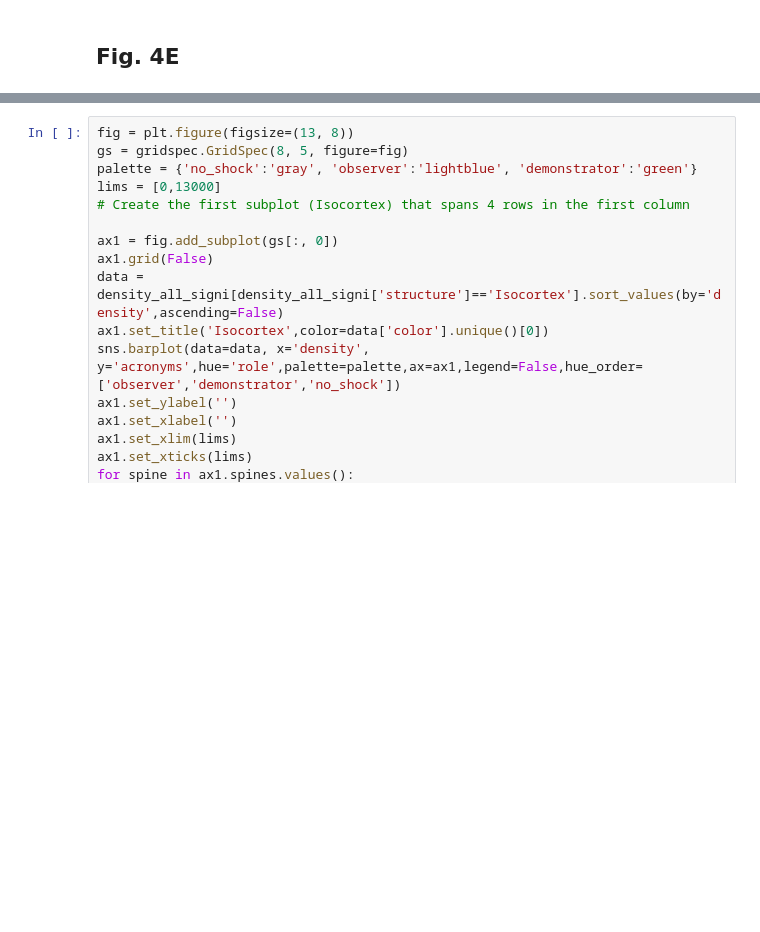
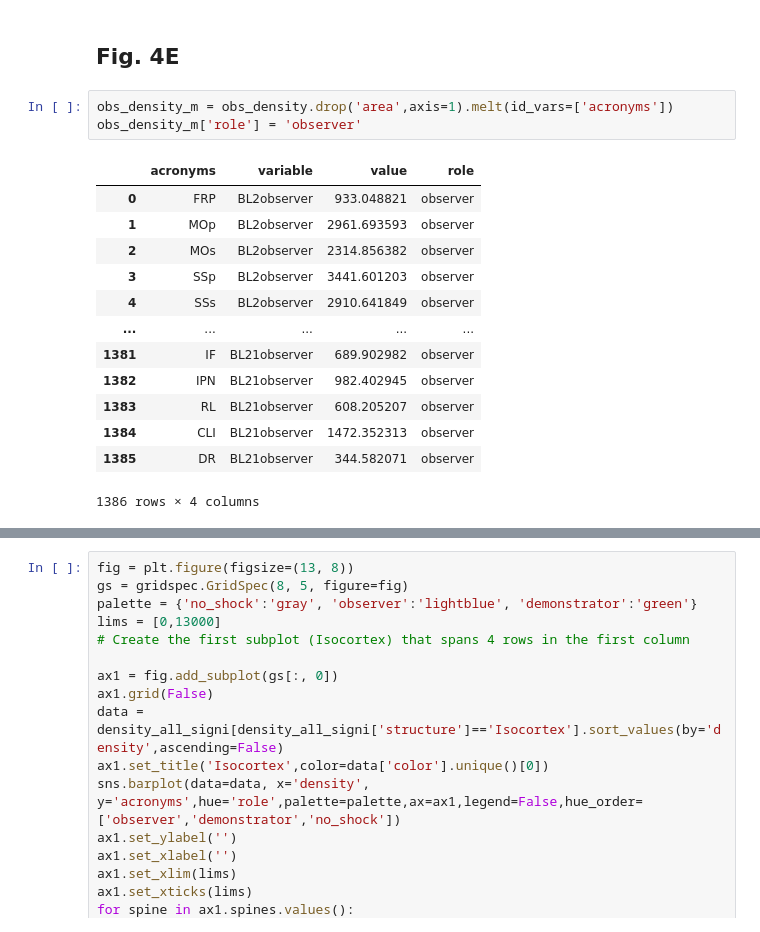
Before and after one commit to raffaelemazziotti/ECo_code, a Jupyter notebook: Fig_4_code_stats.ipynb, the cells around one changed output, grey strips where cells are left out. Cells and saved outputs as stored; diff of their text form; blank space fills up the shorter version.

```diff
--- a/Fig_4_code_stats.ipynb
+++ b/Fig_4_code_stats.ipynb
@@ -127,5 +126,22 @@ plt.tight_layout()
 # %% [markdown]
 ## Fig. 4E
+# %%
+obs_density_m = obs_density.drop('area',axis=1).melt(id_vars=['acronyms'])
+obs_density_m['role'] = 'observer'
+# %% [output]
+|  | acronyms | variable | value | role |
+| 0 | FRP | BL2observer | 933.048821 | observer |
+| 1 | MOp | BL2observer | 2961.693593 | observer |
+| 2 | MOs | BL2observer | 2314.856382 | observer |
+| 3 | SSp | BL2observer | 3441.601203 | observer |
+| 4 | SSs | BL2observer | 2910.641849 | observer |
+| ... | ... | ... | ... | ... |
+| 1381 | IF | BL21observer | 689.902982 | observer |
+| 1382 | IPN | BL21observer | 982.402945 | observer |
+| 1383 | RL | BL21observer | 608.205207 | observer |
+| 1384 | CLI | BL21observer | 1472.352313 | observer |
+| 1385 | DR | BL21observer | 344.582071 | observer |
+1386 rows × 4 columns
 # %%
 dem_density = pd.read_csv('Data/density_all/demonstrator_density.csv',index_col=0)
 nos_density = pd.read_csv('Data/density_all/noshock_density.csv',index_col=0)
```
Also changed, not shown: parts of 3 cells of this notebook, 5 other files.
